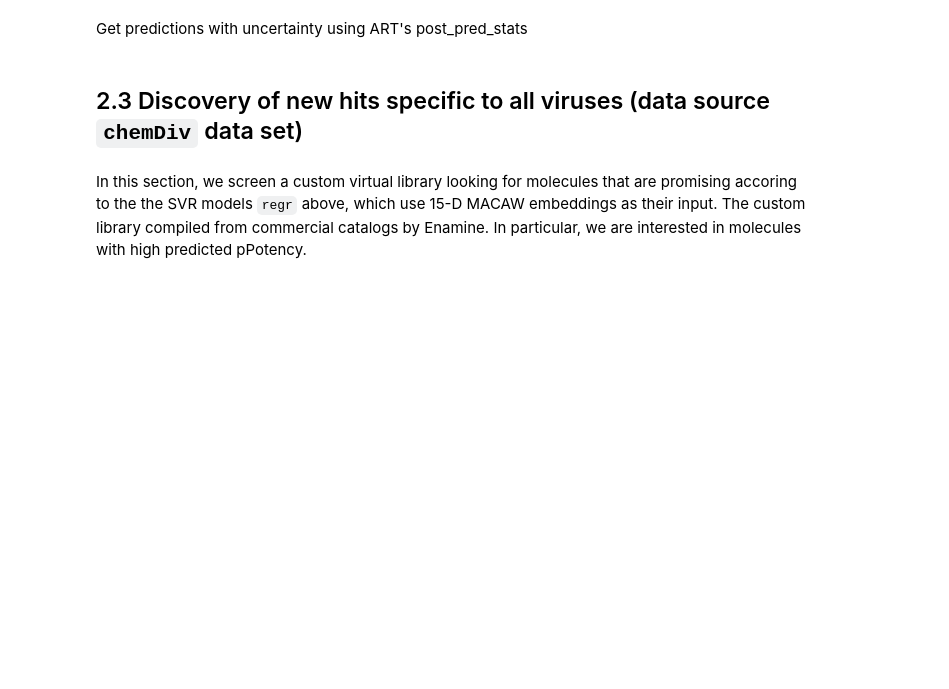
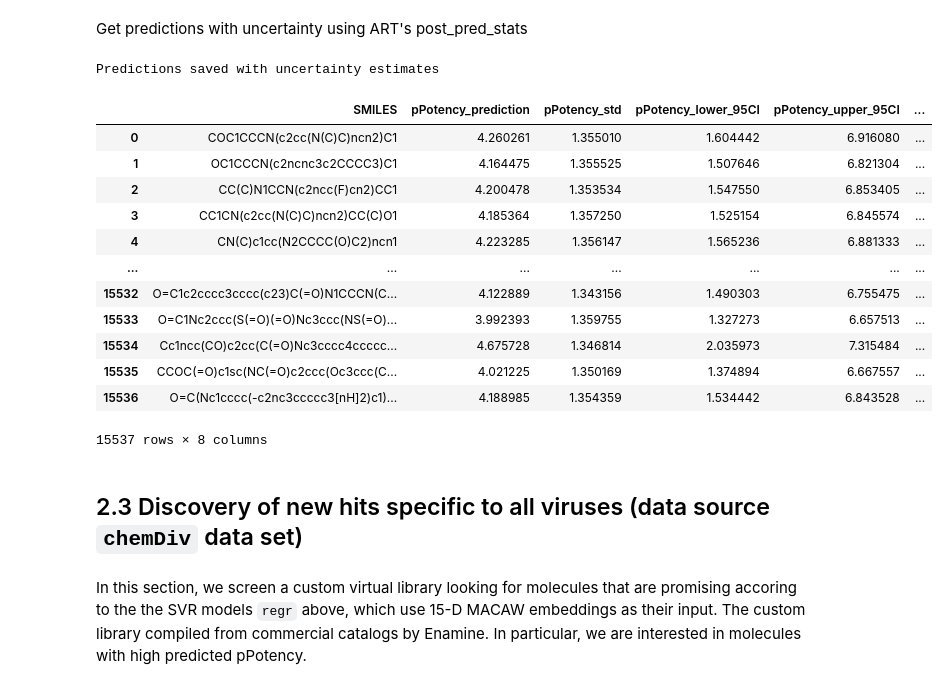
Before and after one commit to soumyadeepghosh35/DTRA_ART, a Jupyter notebook: DTRA_project_notebooks/Step5_ART_YersiniaPestis.ipynb, the cells around one changed output. Cells and saved outputs as stored; diff of their text form; code cells hidden in the pictures; blank space fills up the shorter version.

```diff
--- a/DTRA_project_notebooks/Step5_ART_YersiniaPestis.ipynb
+++ b/DTRA_project_notebooks/Step5_ART_YersiniaPestis.ipynb
@@ -274,4 +325,4 @@ YersiniaPestis_LCAntiviralsData_wMACAW
 # %%
-macaw_columns = [col for col in YersiniaPestis_LCAntiviralsData_wMACAW.columns if col.startswith('MACAW_')]
-smi_lib_LCAntiviralsData_wMACAW = YersiniaPestis_LCAntiviralsData_wMACAW[macaw_columns].values
+macaw_columns = [col for col in YersiniaPestis_LCAntiBioticData_wMACAW.columns if col.startswith('MACAW_')]
+smi_lib_LCAntiBioticData_wMACAW = YersiniaPestis_LCAntiBioticData_wMACAW[macaw_columns].values
 # %%
@@ -281,33 +340,48 @@ Y1_lib_pred
 Get predictions with uncertainty using ART's post_pred_stats
 # %%
 # Pass X1_lib (features)
-mean, std = art.post_pred_stats(smi_lib_LCAntiviralsData_wMACAW)
+mean, std = art.post_pred_stats(smi_lib_LCAntiBioticData_wMACAW)
 
 # Now use these for your results
-LCAntiviralsData_predicted = YersiniaPestis_LCAntiviralsData_wMACAW[['SMILES']].copy()
-LCAntiviralsData_predicted['pPotency_prediction'] = mean
-LCAntiviralsData_predicted['pPotency_std'] = std
+LCAntiBioticData_predicted = YersiniaPestis_LCAntiBioticData_wMACAW[['SMILES']].copy()
+LCAntiBioticData_predicted['pPotency_prediction'] = mean
+LCAntiBioticData_predicted['pPotency_std'] = std
 
 # Calculate 95% Confidence Intervals
-LCAntiviralsData_predicted['pPotency_lower_95CI'] = mean - 1.96 * std
-LCAntiviralsData_predicted['pPotency_upper_95CI'] = mean + 1.96 * std
+LCAntiBioticData_predicted['pPotency_lower_95CI'] = mean - 1.96 * std
+LCAntiBioticData_predicted['pPotency_upper_95CI'] = mean + 1.96 * std
 
 # Convert to IC50
-LCAntiviralsData_predicted['IC50(M)_prediction'] = 10 ** (-mean)
-LCAntiviralsData_predicted['IC50(M)_lower_95CI'] = 10 ** (-LCAntiviralsData_predicted['pPotency_upper_95CI'])
-LCAntiviralsData_predicted['IC50(M)_upper_95CI'] = 10 ** (-LCAntiviralsData_predicted['pPotency_lower_95CI'])
+LCAntiBioticData_predicted['IC50(M)_prediction'] = 10 ** (-mean)
+LCAntiBioticData_predicted['IC50(M)_lower_95CI'] = 10 ** (-LCAntiBioticData_predicted['pPotency_upper_95CI'])
+LCAntiBioticData_predicted['IC50(M)_upper_95CI'] = 10 ** (-LCAntiBioticData_predicted['pPotency_lower_95CI'])
 
 # Select and save results
-LCAntiviralsData_predicted = LCAntiviralsData_predicted.filter(
+LCAntiBioticData_predicted = LCAntiBioticData_predicted.filter(
     items=["SMILES", "pPotency_prediction", "pPotency_std",
            "pPotency_lower_95CI", "pPotency_upper_95CI",
            "IC50(M)_prediction", "IC50(M)_lower_95CI", "IC50(M)_upper_95CI"]
 )
 
-LCAntiviralsData_predicted.to_csv(os.path.join(saveDir + "YersiniaPestis_wART_LCAntiviralsData_predicted_all.csv"), index=False)
-LCAntiviralsData_predicted[['SMILES']].to_csv(os.path.join(saveDir + "YersiniaPestis_wART_LCAntiviralsData_predicted_all_SMILES.csv"), index=False)
+LCAntiBioticData_predicted.to_csv(os.path.join(saveDir + "YersiniaPestis_wART_LCAntiBioticData_predicted_all.csv"), index=False)
+LCAntiBioticData_predicted[['SMILES']].to_csv(os.path.join(saveDir + "YersiniaPestis_wART_LCAntiBioticData_predicted_all_SMILES.csv"), index=False)
 print(f"Predictions saved with uncertainty estimates")
-LCAntiviralsData_predicted
+LCAntiBioticData_predicted
+# %% [output]
+Predictions saved with uncertainty estimates
+|  | SMILES | pPotency_prediction | pPotency_std | pPotency_lower_95CI | pPotency_upper_95CI | ... |
+| 0 | COC1CCCN(c2cc(N(C)C)ncn2)C1 | 4.260261 | 1.355010 | 1.604442 | 6.916080 | ... |
+| 1 | OC1CCCN(c2ncnc3c2CCCC3)C1 | 4.164475 | 1.355525 | 1.507646 | 6.821304 | ... |
+| 2 | CC(C)N1CCN(c2ncc(F)cn2)CC1 | 4.200478 | 1.353534 | 1.547550 | 6.853405 | ... |
+| 3 | CC1CN(c2cc(N(C)C)ncn2)CC(C)O1 | 4.185364 | 1.357250 | 1.525154 | 6.845574 | ... |
+| 4 | CN(C)c1cc(N2CCCC(O)C2)ncn1 | 4.223285 | 1.356147 | 1.565236 | 6.881333 | ... |
+| ... | ... | ... | ... | ... | ... | ... |
+| 15532 | O=C1c2cccc3cccc(c23)C(=O)N1CCCN(C... | 4.122889 | 1.343156 | 1.490303 | 6.755475 | ... |
+| 15533 | O=C1Nc2ccc(S(=O)(=O)Nc3ccc(NS(=O)... | 3.992393 | 1.359755 | 1.327273 | 6.657513 | ... |
+| 15534 | Cc1ncc(CO)c2cc(C(=O)Nc3cccc4ccccc... | 4.675728 | 1.346814 | 2.035973 | 7.315484 | ... |
+| 15535 | CCOC(=O)c1sc(NC(=O)c2ccc(Oc3ccc(C... | 4.021225 | 1.350169 | 1.374894 | 6.667557 | ... |
+| 15536 | O=C(Nc1cccc(-c2nc3ccccc3[nH]2)c1)... | 4.188985 | 1.354359 | 1.534442 | 6.843528 | ... |
+15537 rows × 8 columns
 # %% [markdown]
 ## 2.3 Discovery of new hits specific to all viruses (data source `chemDiv` data set)
 # %% [markdown]
```
Also changed, not shown: parts of 15 cells of this notebook.
